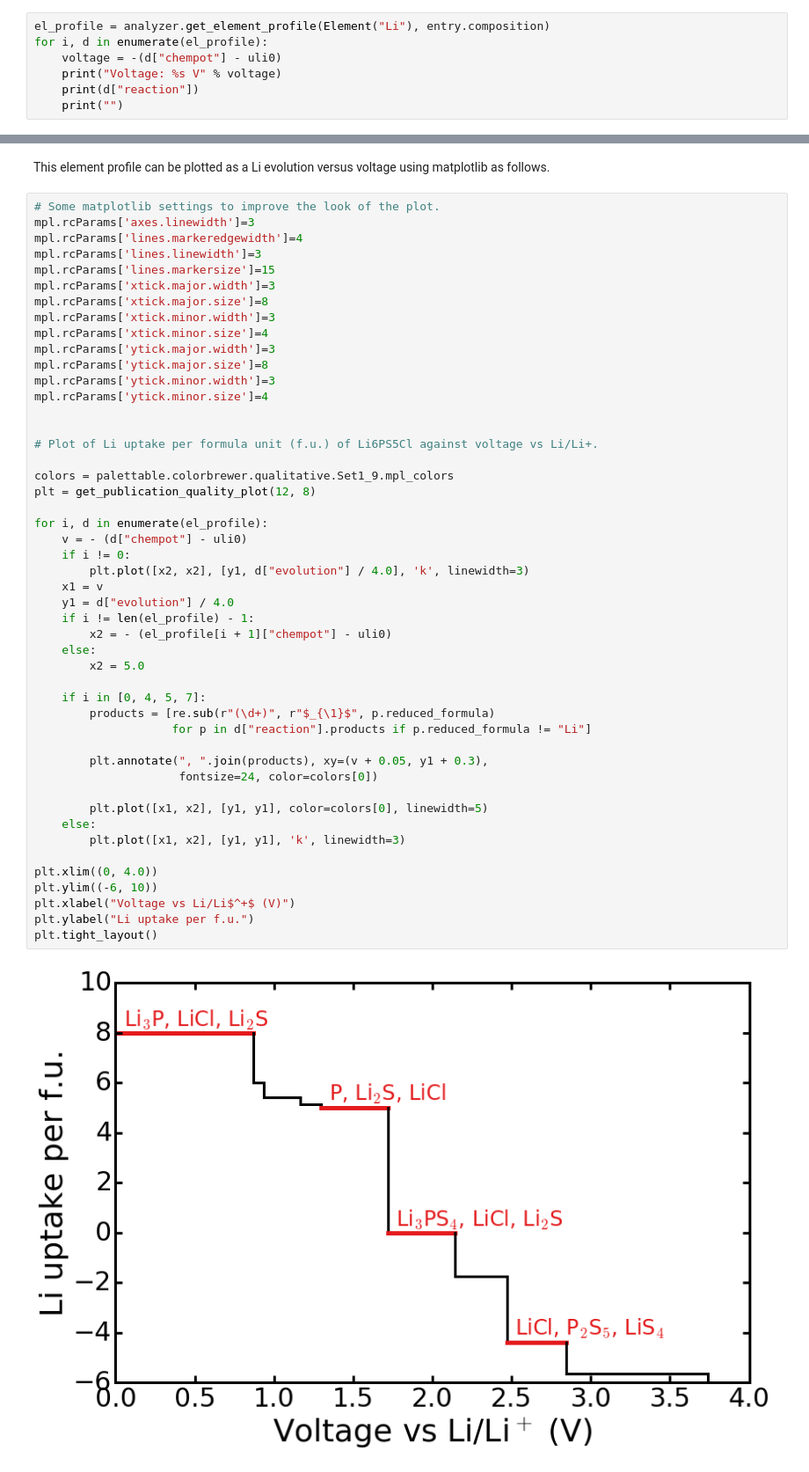
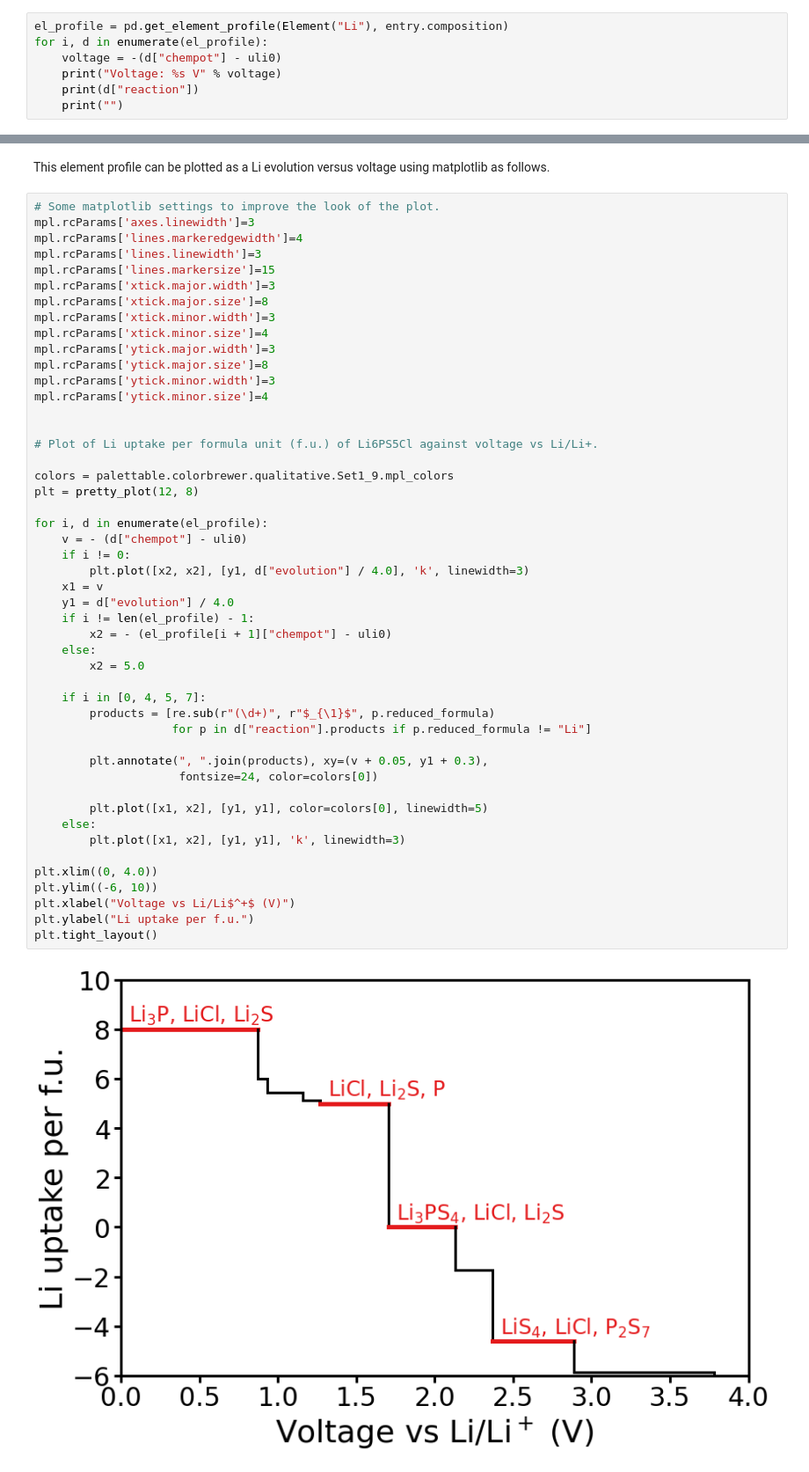
Before and after one commit to materialsvirtuallab/Data-driven-First-Principles-Methods-for-the-Study-and-Design-of-Alkali-Superionic-Conductors, a Jupyter notebook: notebooks/2 - Phase and Electrochemical Stability.ipynb, the cells around one changed output, grey strips where cells are left out. Shown: that part at 88% size. Saved outputs shown, nothing was run; the diff lists cells and outputs as text.

```diff
--- a/notebooks/2 - Phase and Electrochemical Stability.ipynb
+++ b/notebooks/2 - Phase and Electrochemical Stability.ipynb
@@ -87,7 +88,7 @@ uli0 = min(li_entries, key=lambda e: e.energy_per_atom).energy_per_atom
 # %% [markdown]
 The *PDAnalyzer* class provides a quick way to plot the phase diagram at a particular composition (e.g., Li6PS5Cl) as a function of lithium chemical potential called *get_element_profile*.
 # %%
-el_profile = analyzer.get_element_profile(Element("Li"), entry.composition)
+el_profile = pd.get_element_profile(Element("Li"), entry.composition)
 for i, d in enumerate(el_profile):
     voltage = -(d["chempot"] - uli0)
     print("Voltage: %s V" % voltage)
@@ -132,34 +133,34 @@ mpl.rcParams['ytick.minor.size']=4
 # Plot of Li uptake per formula unit (f.u.) of Li6PS5Cl against voltage vs Li/Li+.
 
 colors = palettable.colorbrewer.qualitative.Set1_9.mpl_colors
-plt = get_publication_quality_plot(12, 8)
+plt = pretty_plot(12, 8)
 
 for i, d in enumerate(el_profile):
     v = - (d["chempot"] - uli0)
     if i != 0:
         plt.plot([x2, x2], [y1, d["evolution"] / 4.0], 'k', linewidth=3)
     x1 = v
     y1 = d["evolution"] / 4.0
     if i != len(el_profile) - 1:
         x2 = - (el_profile[i + 1]["chempot"] - uli0)
     else:
         x2 = 5.0
 
     if i in [0, 4, 5, 7]:
         products = [re.sub(r"(\d+)", r"$_{\1}$", p.reduced_formula)
                     for p in d["reaction"].products if p.reduced_formula != "Li"]
 
         plt.annotate(", ".join(products), xy=(v + 0.05, y1 + 0.3),
                      fontsize=24, color=colors[0])
 
         plt.plot([x1, x2], [y1, y1], color=colors[0], linewidth=5)
     else:
         plt.plot([x1, x2], [y1, y1], 'k', linewidth=3)
 
 plt.xlim((0, 4.0))
 plt.ylim((-6, 10))
 plt.xlabel("Voltage vs Li/Li$^+$ (V)")
 plt.ylabel("Li uptake per f.u.")
 plt.tight_layout()
 # %% [output]
-[figure, old version]
+[figure, new version]
```
Also changed, not shown: parts of 5 cells of this notebook.
